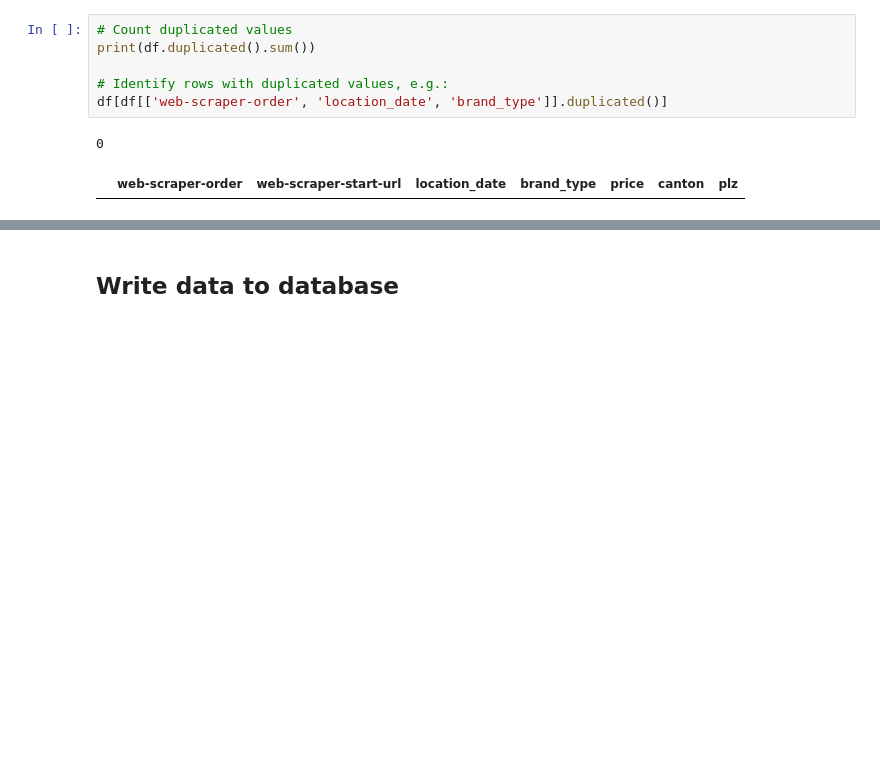
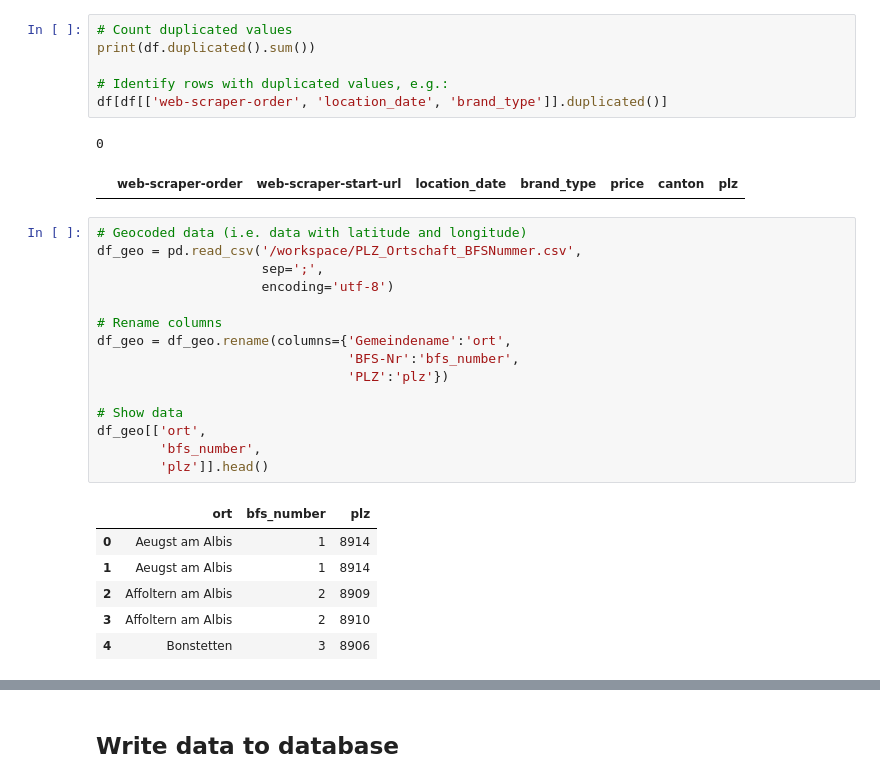
Before and after one commit to Sapdmsql/data_analytics_python_postgres, a Jupyter notebook: jupyter_postgres_db.ipynb, the cells around one changed output, grey strips where cells are left out. Saved outputs shown, nothing was run; the diff lists cells and outputs as text; blank space fills up the shorter version.

```diff
--- a/jupyter_postgres_db.ipynb
+++ b/jupyter_postgres_db.ipynb
@@ -155,3 +162,25 @@ df[df[['web-scraper-order', 'location_date', 'brand_type']].duplicated()]
 # %% [output]
 0
 |  | web-scraper-order | web-scraper-start-url | location_date | brand_type | price | canton | plz |
+# %%
+# Geocoded data (i.e. data with latitude and longitude)
+df_geo = pd.read_csv('/workspace/PLZ_Ortschaft_BFSNummer.csv',
+                     sep=';',
+                     encoding='utf-8')
+
+# Rename columns
+df_geo = df_geo.rename(columns={'Gemeindename':'ort',
+                                'BFS-Nr':'bfs_number',
+                                'PLZ':'plz'})
+
+# Show data
+df_geo[['ort',
+        'bfs_number',
+        'plz']].head()
+# %% [output]
+|  | ort | bfs_number | plz |
+| 0 | Aeugst am Albis | 1 | 8914 |
+| 1 | Aeugst am Albis | 1 | 8914 |
+| 2 | Affoltern am Albis | 2 | 8909 |
+| 3 | Affoltern am Albis | 2 | 8910 |
+| 4 | Bonstetten | 3 | 8906 |
```
Also changed, not shown: parts of 6 cells of this notebook, 1 other file.
